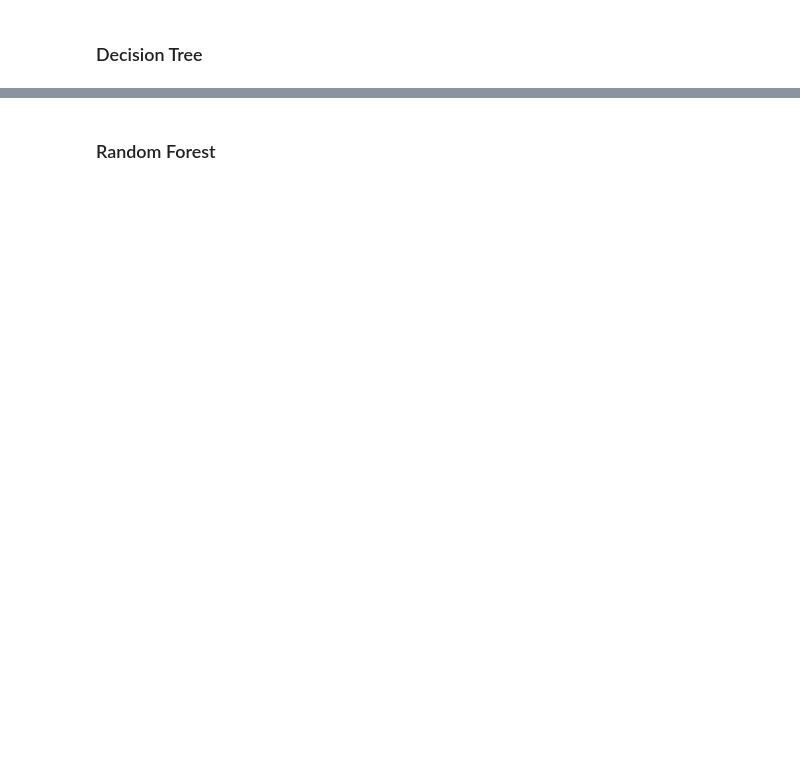
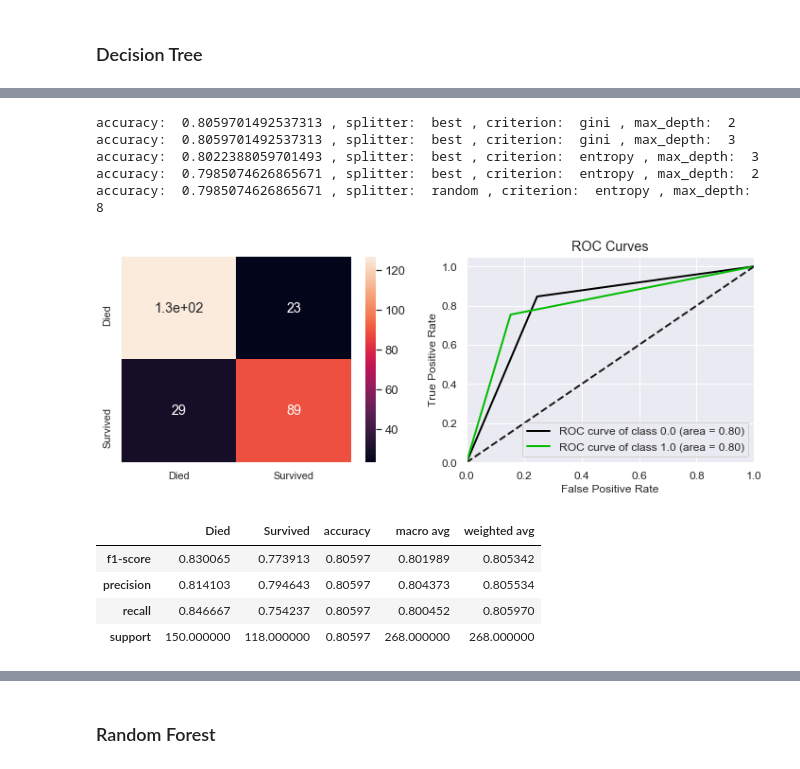
Before and after one commit to cordeirolibel/RPI, a Jupyter notebook: APS01/titanic_projeto01.ipynb, the cells around one changed output, grey strips where cells are left out. Cells and saved outputs as stored; diff of their text form; code cells hidden in the pictures; blank space fills up the shorter version.

```diff
--- a/APS01/titanic_projeto01.ipynb
+++ b/APS01/titanic_projeto01.ipynb
@@ -623,0 +749,56 @@ df_resultado
+# %%
+#Mostra o desempenho com uma aproximação de árvores de decisão (dataset = pca16)
+results=[]
+for max_depth in range(2,20):
+    for criterion in criterions:
+        for splitter in splitters:
+            tree_clf = tree.DecisionTreeClassifier(criterion= criterion,
+                                                   splitter = splitter, max_depth = max_depth )
+            tree_clf = tree_clf.fit(X, y)
+
+            #Treina o classificador com a base de treinamento
+            tree_clf.fit(X_train_pca16, y_train_pca16)
+
+            #Testa o classificador com a base de testes
+            preditor = tree_clf.predict(X_test_pca16)
+
+            #Calcula os parâmetros de avaliação
+            acc = metrics.accuracy_score(y_test_pca16, preditor)
+
+            #Coloca o resultado na lista
+            new_result = {'acc':acc, 'preditor':preditor,'splitter':splitter,
+                          'criterion':criterion, 'max_depth':max_depth}
+            results.append(new_result)
+
+#Ordena em ordem decrescente de acurácia
+results.sort(key=myFunc, reverse=True)
+
+#Printa os 5 melhores resultados
+for i in range(0,5):
+    print("accuracy: ", results[i]['acc'],", splitter: ", results[i]['splitter'], ", criterion: ",results[i]['criterion'],
+          ", max_depth: ",results[i]['max_depth'])
+
+#Guarda o preditor que teve maior acurácia
+preditor = results[0]['preditor']
+# %% [output]
+accuracy:  0.8059701492537313 , splitter:  best , criterion:  gini , max_depth:  2
+accuracy:  0.8059701492537313 , splitter:  best , criterion:  gini , max_depth:  3
+accuracy:  0.8022388059701493 , splitter:  best , criterion:  entropy , max_depth:  3
+accuracy:  0.7985074626865671 , splitter:  best , criterion:  entropy , max_depth:  2
+accuracy:  0.7985074626865671 , splitter:  random , criterion:  entropy , max_depth:  8
+# %%
+#Avaliação de resultados
+df_resultado = avalia_resultado(y_test_pca16, preditor)
+df_resumo = df_resumo.append({"Modelo":"Decision Tree",
+                              "Tabela":"pca16",
+                              "Accuracy":df_resultado.at["f1-score","accuracy"],
+                              "F-measure":df_resultado.at["f1-score","Survived"],
+                              "Preditor":preditor},ignore_index=True,)
+df_resultado
+# %% [output]
+[figure, added]
+|  | Died | Survived | accuracy | macro avg | weighted avg |
+| f1-score | 0.830065 | 0.773913 | 0.80597 | 0.801989 | 0.805342 |
+| precision | 0.814103 | 0.794643 | 0.80597 | 0.804373 | 0.805534 |
+| recall | 0.846667 | 0.754237 | 0.80597 | 0.800452 | 0.805970 |
+| support | 150.000000 | 118.000000 | 0.80597 | 268.000000 | 268.000000 |
```
Also changed, not shown: parts of 49 cells of this notebook.
